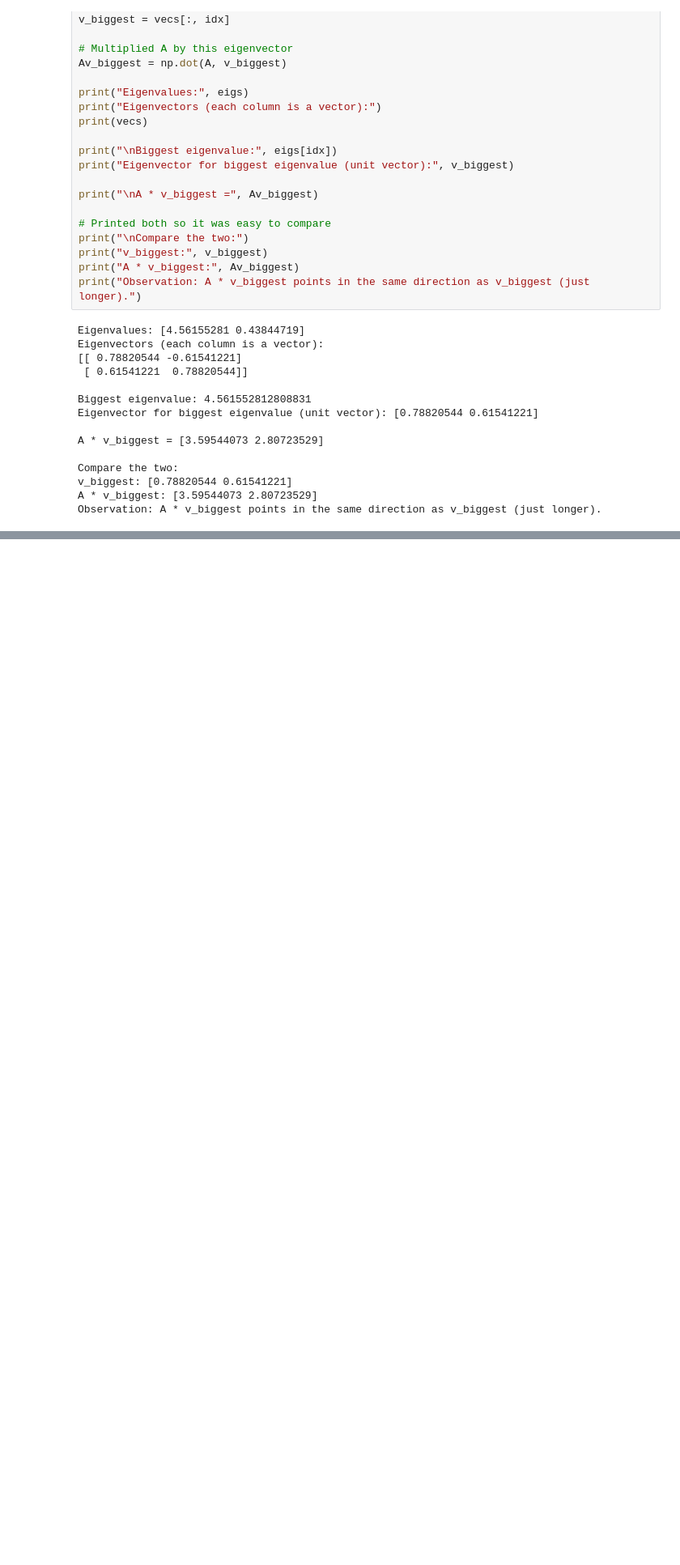
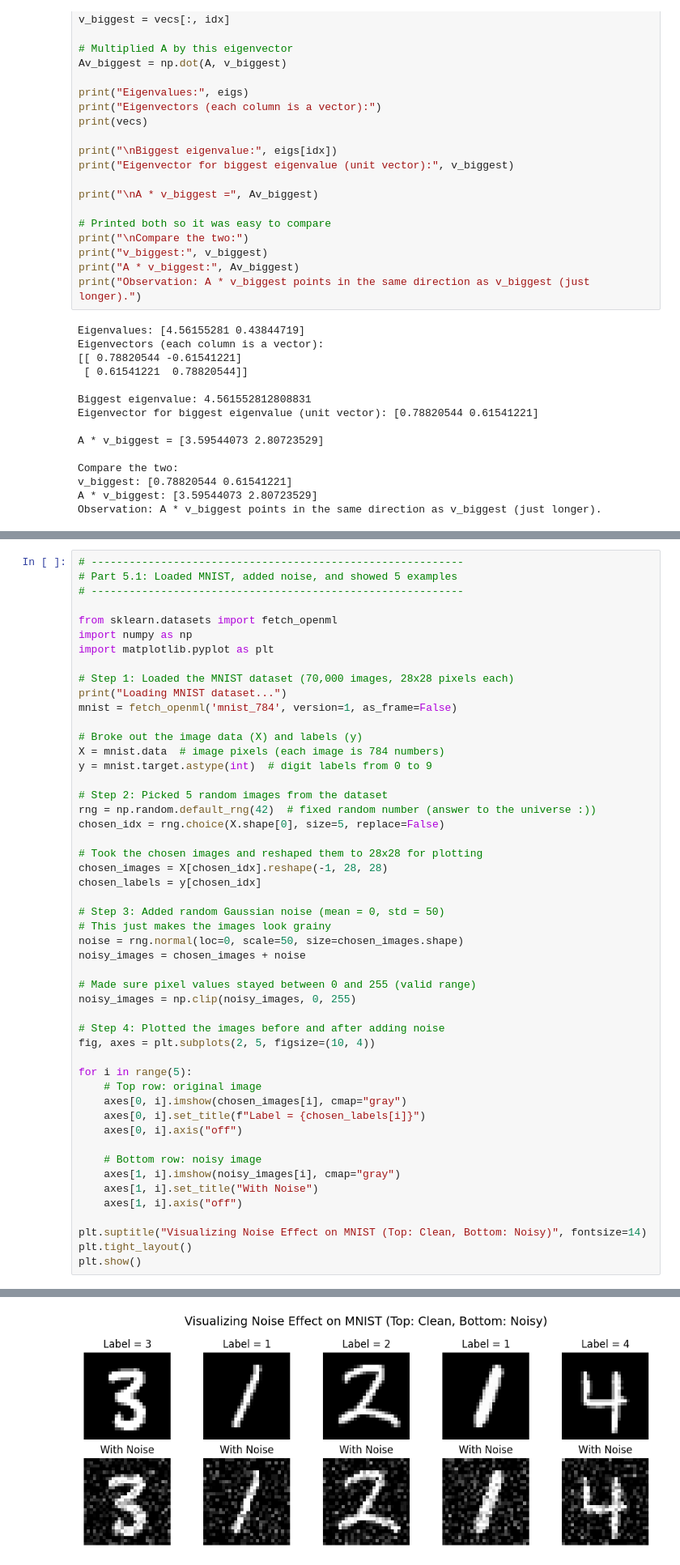
Before and after one commit to sharvaniyadav/Assignment-1-ECE1513-Intro-To-ML, a Jupyter notebook: Assignment_1_ECE1513_IntroToML_SharvaniYadav.ipynb, the cells around one changed output, grey strips where cells are left out. Shown: that part at 81% size. Drawn from its saved outputs; the diff is of its cells as text; blank space fills up the shorter version.

```diff
--- a/Assignment_1_ECE1513_IntroToML_SharvaniYadav.ipynb
+++ b/Assignment_1_ECE1513_IntroToML_SharvaniYadav.ipynb
@@ -391,0 +394,51 @@ Observation: A * v_biggest points in the same direction as v_biggest (just longe
+# %%
+# -----------------------------------------------------------
+# Part 5.1: Loaded MNIST, added noise, and showed 5 examples
+# -----------------------------------------------------------
+
+from sklearn.datasets import fetch_openml
+import numpy as np
+import matplotlib.pyplot as plt
+
+# Step 1: Loaded the MNIST dataset (70,000 images, 28x28 pixels each)
+print("Loading MNIST dataset...")
+mnist = fetch_openml('mnist_784', version=1, as_frame=False)
+
+# Broke out the image data (X) and labels (y)
+X = mnist.data  # image pixels (each image is 784 numbers)
+y = mnist.target.astype(int)  # digit labels from 0 to 9
+
+# Step 2: Picked 5 random images from the dataset
+rng = np.random.default_rng(42)  # fixed random number (answer to the universe :))
+chosen_idx = rng.choice(X.shape[0], size=5, replace=False)
+
+# Took the chosen images and reshaped them to 28x28 for plotting
+chosen_images = X[chosen_idx].reshape(-1, 28, 28)
+chosen_labels = y[chosen_idx]
+
+# Step 3: Added random Gaussian noise (mean = 0, std = 50)
+# This just makes the images look grainy
+noise = rng.normal(loc=0, scale=50, size=chosen_images.shape)
+noisy_images = chosen_images + noise
+
+# Made sure pixel values stayed between 0 and 255 (valid range)
+noisy_images = np.clip(noisy_images, 0, 255)
+
+# Step 4: Plotted the images before and after adding noise
+fig, axes = plt.subplots(2, 5, figsize=(10, 4))
+
+for i in range(5):
+    # Top row: original image
+    axes[0, i].imshow(chosen_images[i], cmap="gray")
+    axes[0, i].set_title(f"Label = {chosen_labels[i]}")
+    axes[0, i].axis("off")
+
+    # Bottom row: noisy image
+    axes[1, i].imshow(noisy_images[i], cmap="gray")
+    axes[1, i].set_title("With Noise")
+    axes[1, i].axis("off")
+
+plt.suptitle("Visualizing Noise Effect on MNIST (Top: Clean, Bottom: Noisy)", fontsize=14)
+plt.tight_layout()
+plt.show()
+# %% [output]
@@ -391,0 +446 @@ Observation: A * v_biggest points in the same direction as v_biggest (just longe
+[figure, added]
```
Also changed, not shown: parts of 2 cells of this notebook.
